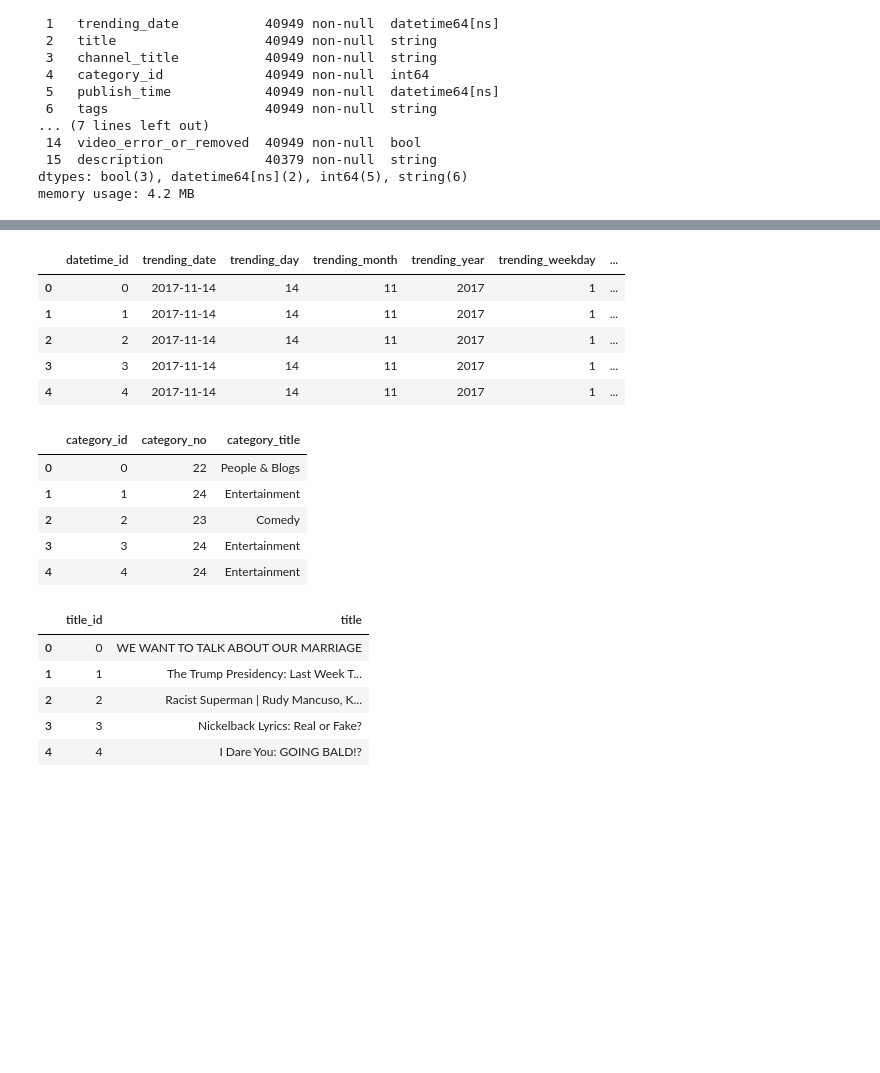
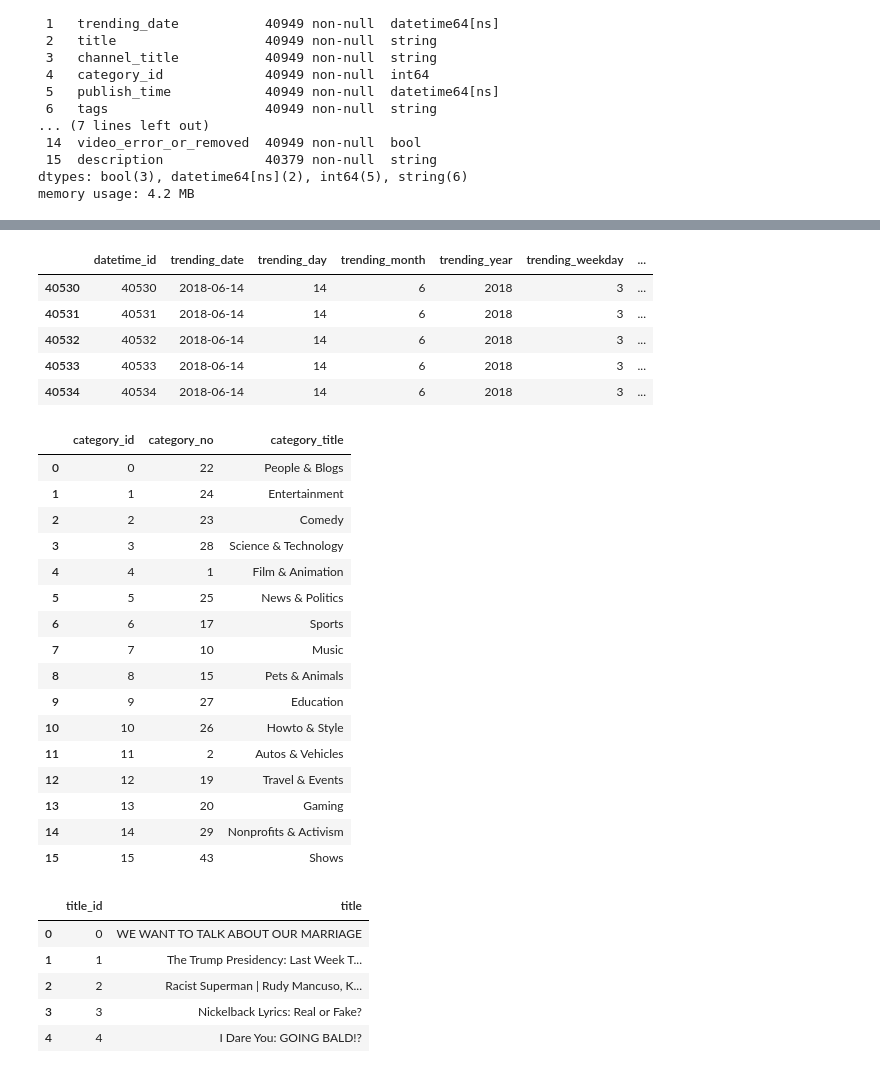
Before and after one commit to evanchen1233/Data-Engineering-Pipeline-GCP-Youtube, a Jupyter notebook: ETL.ipynb, the cells around one changed output, grey strips where cells are left out. Saved outputs shown, nothing was run; the diff lists cells and outputs as text; code cells hidden in the pictures; blank space fills up the shorter version.

```diff
--- a/ETL.ipynb
+++ b/ETL.ipynb
@@ -111,7 +111,7 @@ df.head()
 | 4 | d380meD0W0M | 2017-11-14 | I Dare You: GOING BALD!? | nigahiga | 24 | 2017-11-12 18:01:41 | ryan|"higa"|"higatv"|"nigahiga"|"... | 2095731 | 132235 | ... |
 # %%
 # datetime_dim
-datetime_dim = df[['trending_date','publish_time']].reset_index(drop=True)
+datetime_dim = df[['trending_date','publish_time']].drop_duplicates().reset_index(drop=True)
 
 datetime_dim['trending_date'] = datetime_dim['trending_date']
 datetime_dim['trending_day'] = datetime_dim['trending_date'].dt.day
@@ -132,35 +132,46 @@ datetime_dim['datetime_id'] = datetime_dim.index
 # order columns
 datetime_dim = datetime_dim[['datetime_id', 'trending_date', 'trending_day', 'trending_month', 'trending_year', 'trending_weekday', 'trending_weekdayname',
                              'publish_time', 'publish_hour', 'publish_day', 'publish_month', 'publish_year', 'publish_weekday','publish_weekdayname']]
-datetime_dim.head()
+datetime_dim.tail()
 # %% [output]
 |  | datetime_id | trending_date | trending_day | trending_month | trending_year | trending_weekday | ... |
-| 0 | 0 | 2017-11-14 | 14 | 11 | 2017 | 1 | ... |
-| 1 | 1 | 2017-11-14 | 14 | 11 | 2017 | 1 | ... |
-| 2 | 2 | 2017-11-14 | 14 | 11 | 2017 | 1 | ... |
-| 3 | 3 | 2017-11-14 | 14 | 11 | 2017 | 1 | ... |
-| 4 | 4 | 2017-11-14 | 14 | 11 | 2017 | 1 | ... |
+| 40530 | 40530 | 2018-06-14 | 14 | 6 | 2018 | 3 | ... |
+| 40531 | 40531 | 2018-06-14 | 14 | 6 | 2018 | 3 | ... |
+| 40532 | 40532 | 2018-06-14 | 14 | 6 | 2018 | 3 | ... |
+| 40533 | 40533 | 2018-06-14 | 14 | 6 | 2018 | 3 | ... |
+| 40534 | 40534 | 2018-06-14 | 14 | 6 | 2018 | 3 | ... |
 # %%
 # category_dim, match category id and category name with the json file
 
 #JSON('Raw Data/US_category_id.json')
 category_dict = {}
 for item in df2['items']:
     category_dict[item['id']] = item['snippet']['title']
 
-category_dim = df[['category_no']].reset_index(drop=True)
+category_dim = df[['category_no']].drop_duplicates().reset_index(drop=True)
 category_dim['category_id'] = category_dim.index
 category_dim['category_title'] = category_dim['category_no'].astype('string').map(category_dict)
 category_dim = category_dim[['category_id', 'category_no', 'category_title']]
 
-category_dim.head()
+category_dim
 # %% [output]
 |  | category_id | category_no | category_title |
 | 0 | 0 | 22 | People & Blogs |
 | 1 | 1 | 24 | Entertainment |
 | 2 | 2 | 23 | Comedy |
-| 3 | 3 | 24 | Entertainment |
-| 4 | 4 | 24 | Entertainment |
+| 3 | 3 | 28 | Science & Technology |
+| 4 | 4 | 1 | Film & Animation |
+| 5 | 5 | 25 | News & Politics |
+| 6 | 6 | 17 | Sports |
+| 7 | 7 | 10 | Music |
+| 8 | 8 | 15 | Pets & Animals |
+| 9 | 9 | 27 | Education |
+| 10 | 10 | 26 | Howto & Style |
+| 11 | 11 | 2 | Autos & Vehicles |
+| 12 | 12 | 19 | Travel & Events |
+| 13 | 13 | 20 | Gaming |
+| 14 | 14 | 29 | Nonprofits & Activism |
+| 15 | 15 | 43 | Shows |
 # %%
 # title_dim
 
```
Also changed, not shown: parts of 9 cells of this notebook, 3 other files.
